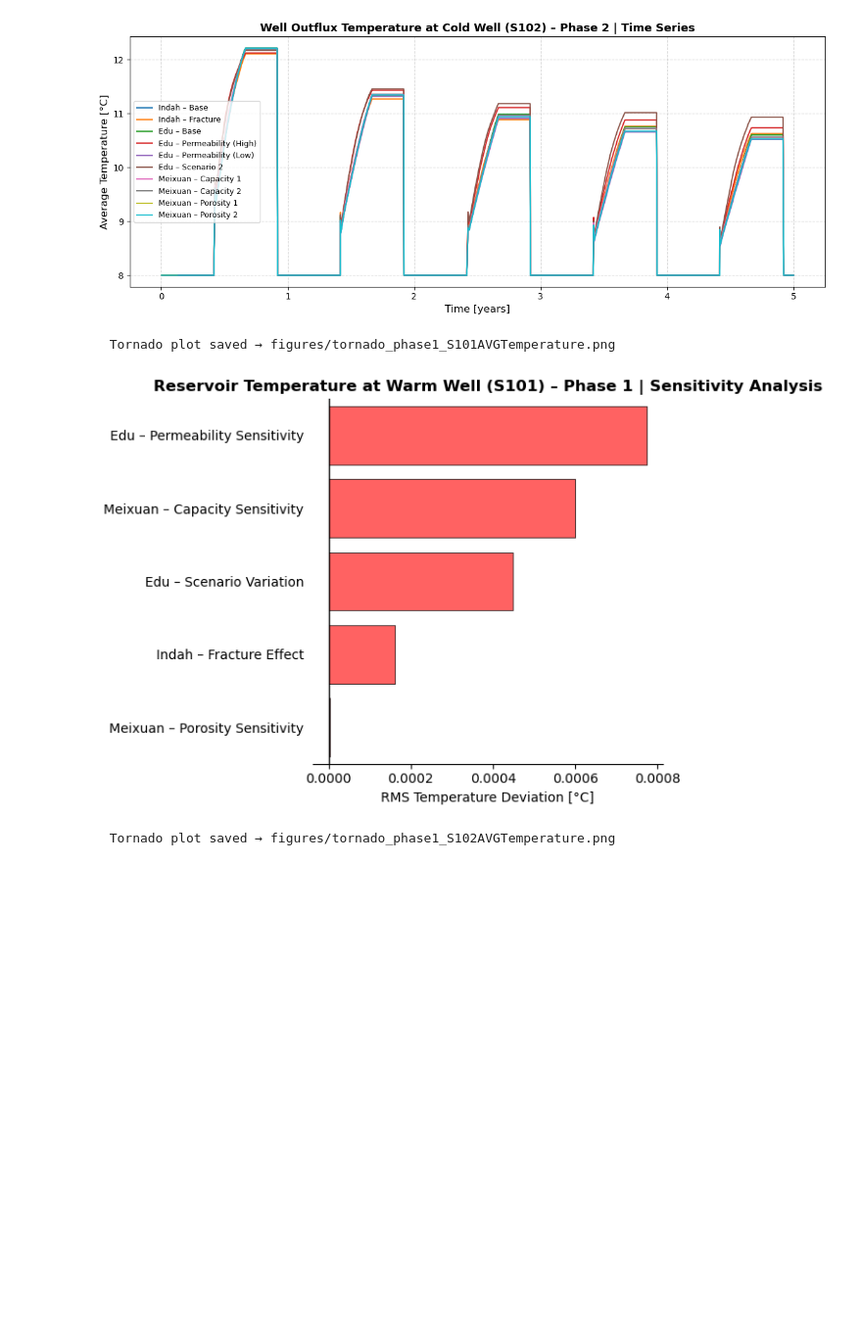
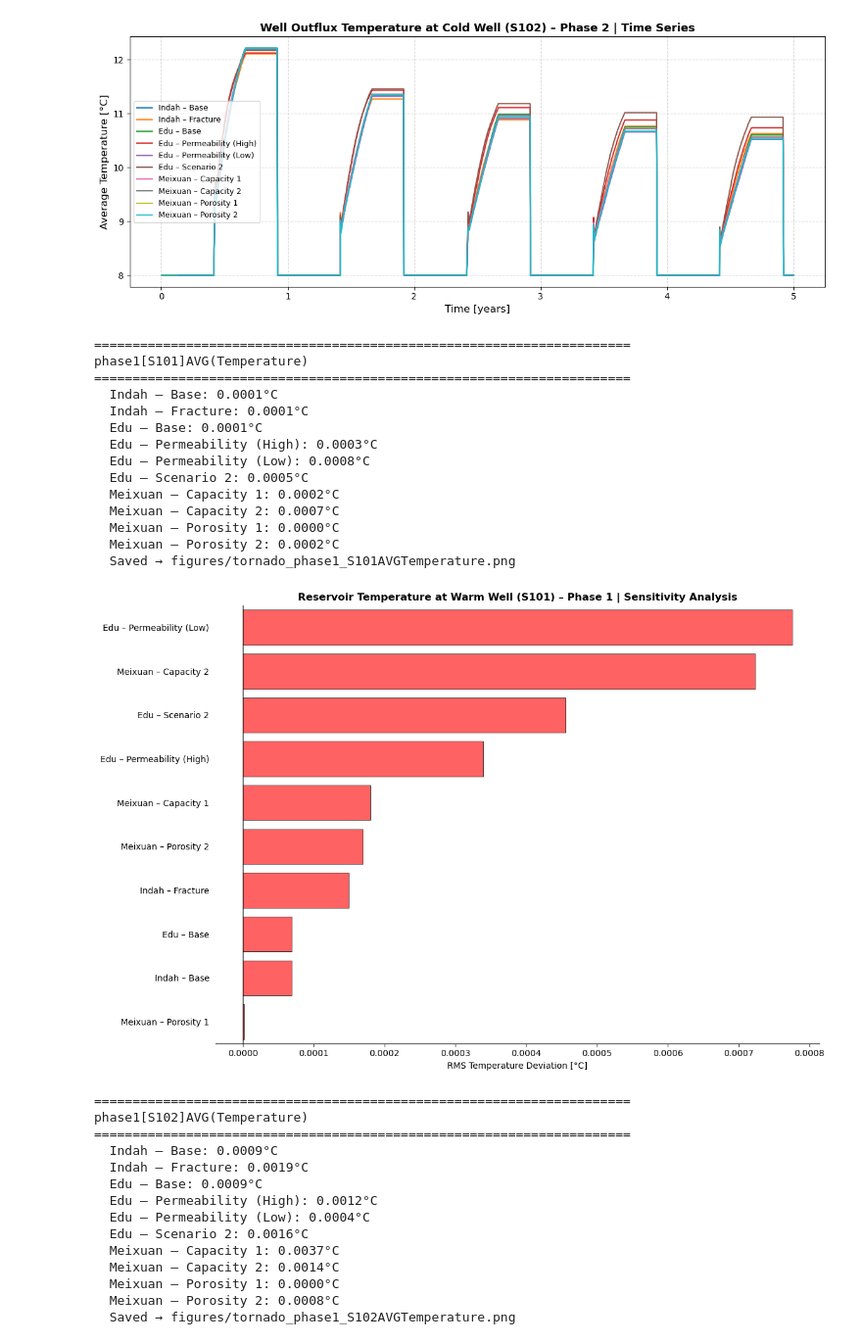
Before and after one commit to ada-jas25/ICFERST, a Jupyter notebook: results_processing.ipynb, the cells around one changed output. Shown at 98% size. Drawn from its saved outputs; the diff is of its cells as text; code cells hidden in the pictures; blank space fills up the shorter version.

Commit message:
updated tornado functions to include all labels independently

```diff
--- a/results_processing.ipynb
+++ b/results_processing.ipynb
@@ -367,48 +326,71 @@ def tornado_chart(labels, midpoint, low_values, high_values, title="<Low> VS <Hi
 # %%
 # ─────────────────────────────────────────────────────────────────────────────
 # GENERATE TORNADO CHARTS FOR EACH TEMPERATURE COLUMN
 # ─────────────────────────────────────────────────────────────────────────────
+# Each simulation gets its own bar. RMS measures how much the temperature
+# deviates from its own initial value over the full simulation period.
 
 midpoint = 0.0
 
 for col, time_series_title, ylabel in PLOT_SPECS:
+    print(f"\n{'='*70}\n{col}\n{'='*70}")
 
-    sensitivity_df = compute_sensitivity_matrix(
-        datasets=datasets,
-        sensitivity_groups=SENSITIVITY_GROUPS,
-        column=col,
-    )
+    variant_rms = {}
+    for label, df in datasets:
+        series = df[col].dropna()
+        if series.empty:
+            print(f"  [SKIP] {label}: no data for {col}")
+            continue
+        initial_temp = series.iloc[0]
+        rms = float(np.sqrt(np.mean((series - initial_temp) ** 2)))
+        variant_rms[label] = rms
+        print(f"  {label}: {rms:.4f}°C")
 
-    if sensitivity_df.empty:
-        continue
-
-    # For each group compute max RMS (dropping NaN from single-variant groups).
-    group_rms = {}
-    for label in sensitivity_df.index:
-        vals = sensitivity_df.loc[label].dropna().values
-        if len(vals) > 0:
-            group_rms[label] = float(np.max(vals))
-
-    # Sort ascending so largest RMS gets the highest y index (top of plot).
-    sorted_groups = sorted(group_rms.items(), key=lambda x: x[1], reverse=False)
-
-    labels      = np.array([g[0] for g in sorted_groups])
-    high_values = np.array([g[1] for g in sorted_groups])
+    # Sort ascending so largest bar lands at top of plot.
+    sorted_variants = sorted(variant_rms.items(), key=lambda x: x[1])
+    labels      = np.array([v[0] for v in sorted_variants])
+    high_values = np.array([v[1] for v in sorted_variants])
     low_values  = np.zeros(len(labels))
 
     tornado_title = time_series_title.replace("Time Series", "Sensitivity Analysis")
     save_path = (FIGURES_DIR / f"tornado_{col.replace('[','_').replace(']','').replace('(','').replace(')','')}.png"
                  if SAVE_FIGURES else None)
 
     tornado_chart(
         labels=labels,
         midpoint=midpoint,
         low_values=low_values,
         high_values=high_values,
         title=tornado_title,
         save_path=save_path,
     )
 # %% [output]
-  Tornado plot saved → figures/tornado_phase1_S101AVGTemperature.png
+======================================================================
+phase1[S101]AVG(Temperature)
+======================================================================
+  Indah – Base: 0.0001°C
+  Indah – Fracture: 0.0001°C
+  Edu – Base: 0.0001°C
+  Edu – Permeability (High): 0.0003°C
+  Edu – Permeability (Low): 0.0008°C
+  Edu – Scenario 2: 0.0005°C
+  Meixuan – Capacity 1: 0.0002°C
+  Meixuan – Capacity 2: 0.0007°C
+  Meixuan – Porosity 1: 0.0000°C
+  Meixuan – Porosity 2: 0.0002°C
+  Saved → figures/tornado_phase1_S101AVGTemperature.png
-[figure, old version]
+[figure, new version]
-  Tornado plot saved → figures/tornado_phase1_S102AVGTemperature.png
+======================================================================
+phase1[S102]AVG(Temperature)
+======================================================================
+  Indah – Base: 0.0009°C
+  Indah – Fracture: 0.0019°C
+  Edu – Base: 0.0009°C
+  Edu – Permeability (High): 0.0012°C
+  Edu – Permeability (Low): 0.0004°C
+  Edu – Scenario 2: 0.0016°C
+  Meixuan – Capacity 1: 0.0037°C
+  Meixuan – Capacity 2: 0.0014°C
+  Meixuan – Porosity 1: 0.0000°C
+  Meixuan – Porosity 2: 0.0008°C
+  Saved → figures/tornado_phase1_S102AVGTemperature.png
```
Also changed, not shown: parts of 2 cells of this notebook.
